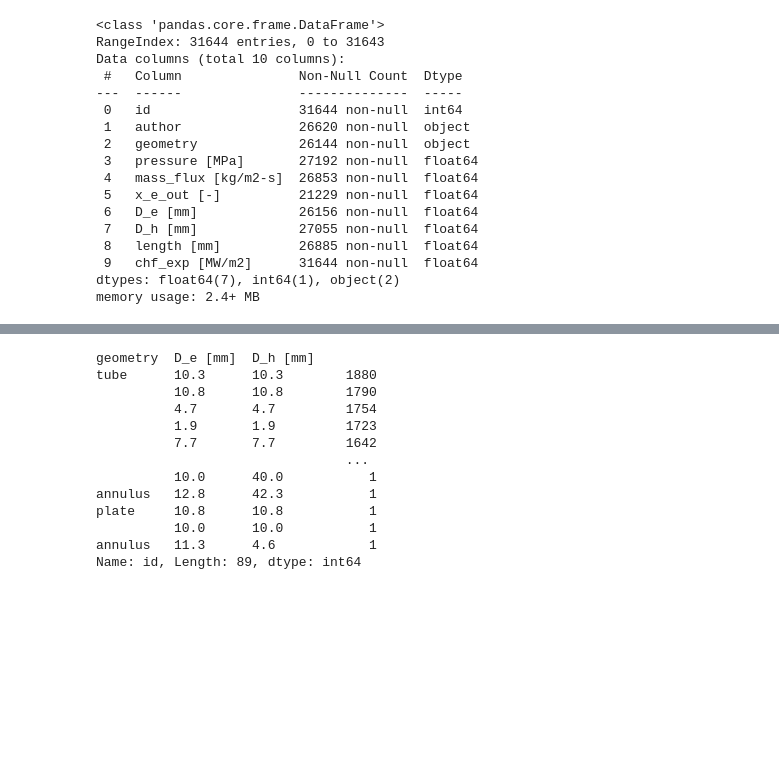
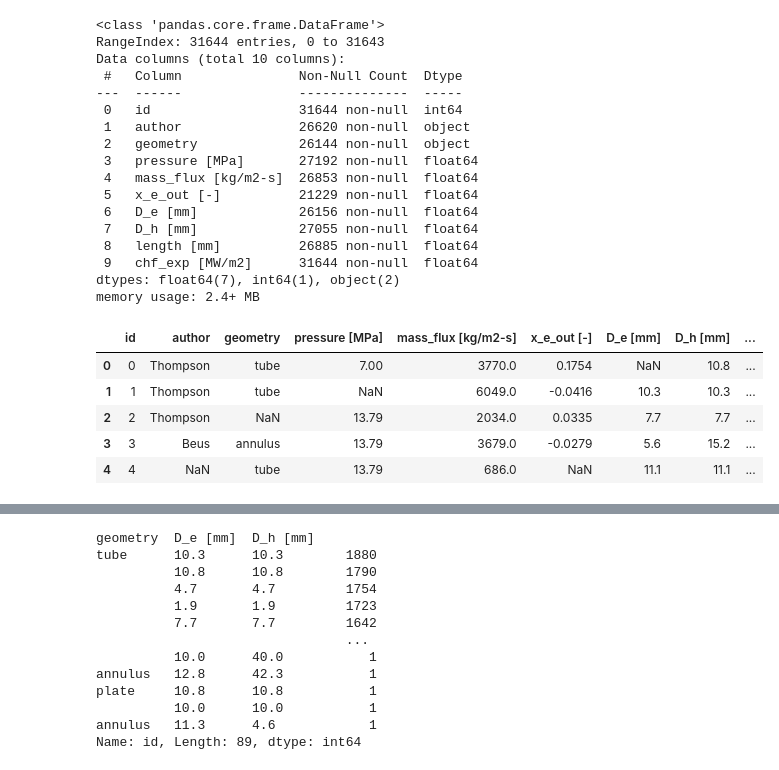
Before and after one commit to Gajenjo/kaggle_heat_flux_imputation, a Jupyter notebook: src/notebooks/principal_eda.ipynb, the cells around one changed output, grey strips where cells are left out. Drawn from its saved outputs; the diff is of its cells as text; code cells hidden in the pictures; blank space fills up the shorter version.

```diff
--- a/src/notebooks/principal_eda.ipynb
+++ b/src/notebooks/principal_eda.ipynb
@@ -42,0 +39,9 @@ memory usage: 2.4+ MB
+# %%
+df.head()
+# %% [output]
+|  | id | author | geometry | pressure [MPa] | mass_flux [kg/m2-s] | x_e_out [-] | D_e [mm] | D_h [mm] | ... |
+| 0 | 0 | Thompson | tube | 7.00 | 3770.0 | 0.1754 | NaN | 10.8 | ... |
+| 1 | 1 | Thompson | tube | NaN | 6049.0 | -0.0416 | 10.3 | 10.3 | ... |
+| 2 | 2 | Thompson | NaN | 13.79 | 2034.0 | 0.0335 | 7.7 | 7.7 | ... |
+| 3 | 3 | Beus | annulus | 13.79 | 3679.0 | -0.0279 | 5.6 | 15.2 | ... |
+| 4 | 4 | NaN | tube | 13.79 | 686.0 | NaN | 11.1 | 11.1 | ... |
```
Also changed, not shown: parts of 3 cells of this notebook, 2 other files.
